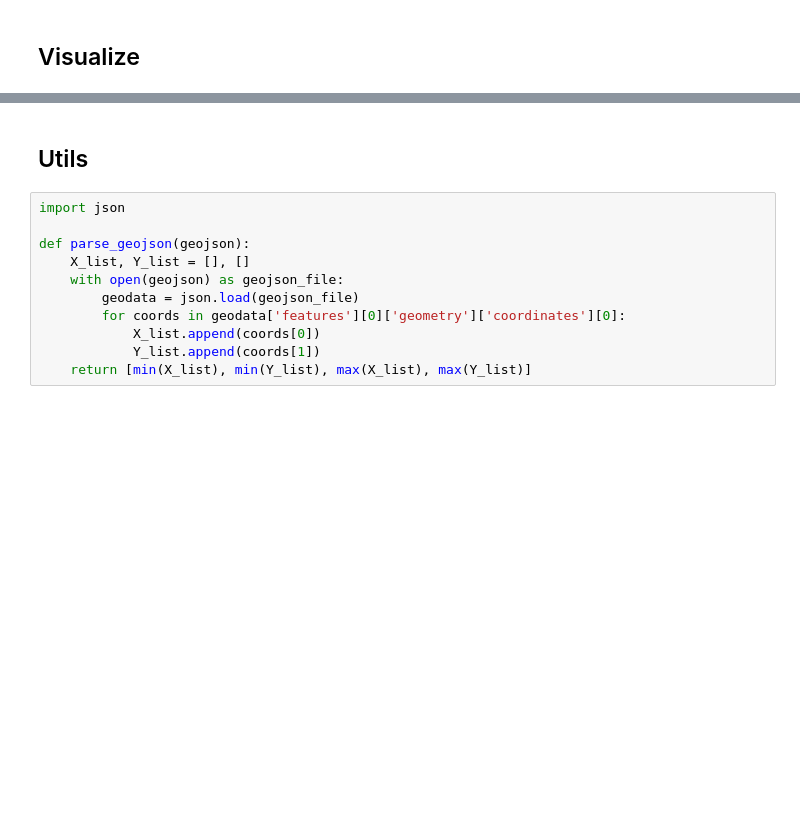
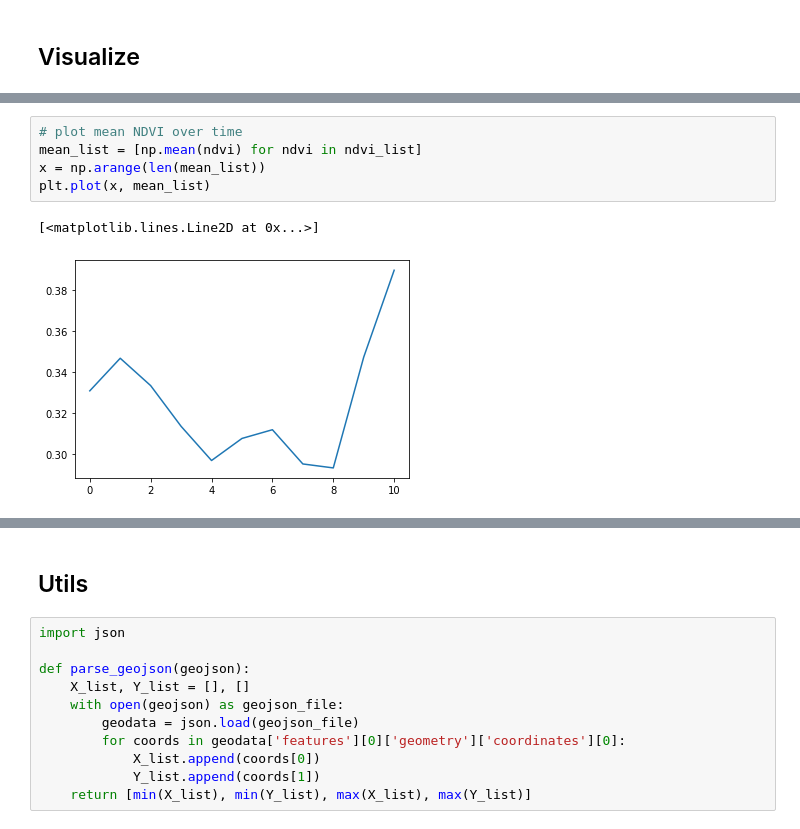
Before and after one commit to manukala6/query-ts, a Jupyter notebook: query_dubai.ipynb, the cells around one changed output, grey strips where cells are left out. Drawn from its saved outputs; the diff is of its cells as text; blank space fills up the shorter version.

```diff
--- a/query_dubai.ipynb
+++ b/query_dubai.ipynb
@@ -54 +117,9 @@ img_list = [mpimg.imread(band_path) for band_path in out_paths]
+# %%
+# plot mean NDVI over time
+mean_list = [np.mean(ndvi) for ndvi in ndvi_list]
+x = np.arange(len(mean_list))
+plt.plot(x, mean_list)
+# %% [output]
+[<matplotlib.lines.Line2D at 0x...>]
+[figure, added]
 # %%
```
Also changed, not shown: parts of 13 cells of this notebook, 1 other file.
